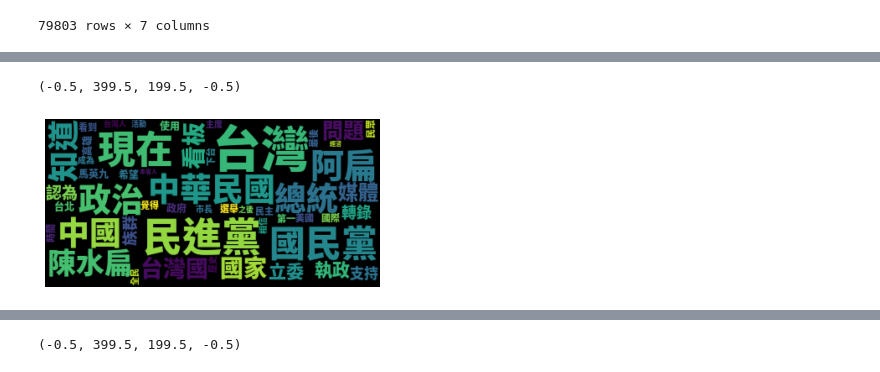
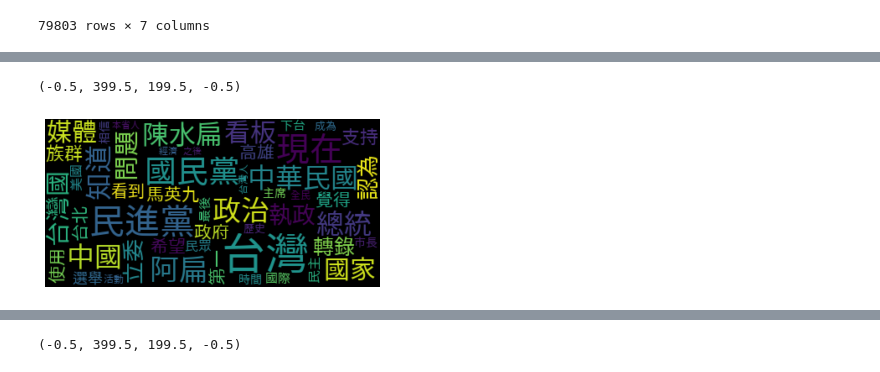
Before and after one commit to hsieh2000/HW, a Jupyter notebook: NLP.ipynb, the cells around one changed output, grey strips where cells are left out. Cells and saved outputs as stored; diff of their text form; code cells hidden in the pictures.

```diff
--- a/NLP.ipynb
+++ b/NLP.ipynb
@@ -148,20 +152,20 @@ Requirement already satisfied: six>=1.5 in /usr/local/lib/python3.8/dist-package
 # %%
 # -*- coding: utf-8 -*-
 import nltk
 from wordcloud import WordCloud
 import matplotlib as mpl
 import matplotlib.pyplot as plt
 from matplotlib.font_manager import fontManager
 from collections import Counter
 
-font_path = '/content/NotoSansTC-Black.otf'
+font_path = '/content/drive/MyDrive/NLP/TaipeiSansTCBeta-Regular.ttf'
 wordcloud = WordCloud(max_words = 50, font_path=font_path).generate_from_frequencies(word_count)
 # cloud.to_file('output.png')
 plt.imshow(wordcloud, interpolation='bilinear')
 plt.axis("off")
 # %% [output]
 (-0.5, 399.5, 199.5, -0.5)
-[figure, old version]
+[figure, new version]
 # %%
 ner_lst = []
 for i in range(0,100):
```
Also changed, not shown: parts of 6 cells of this notebook.
